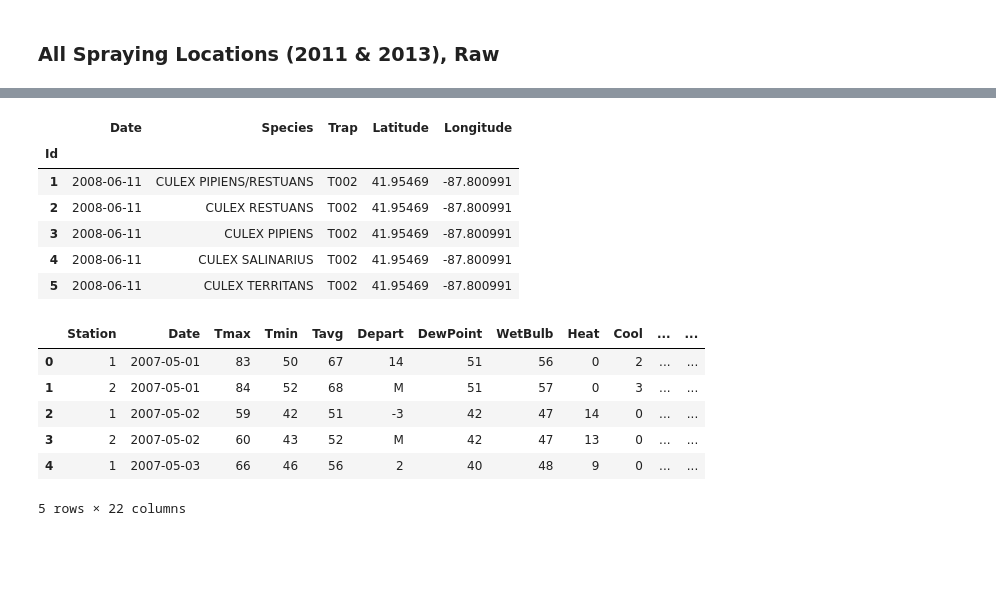
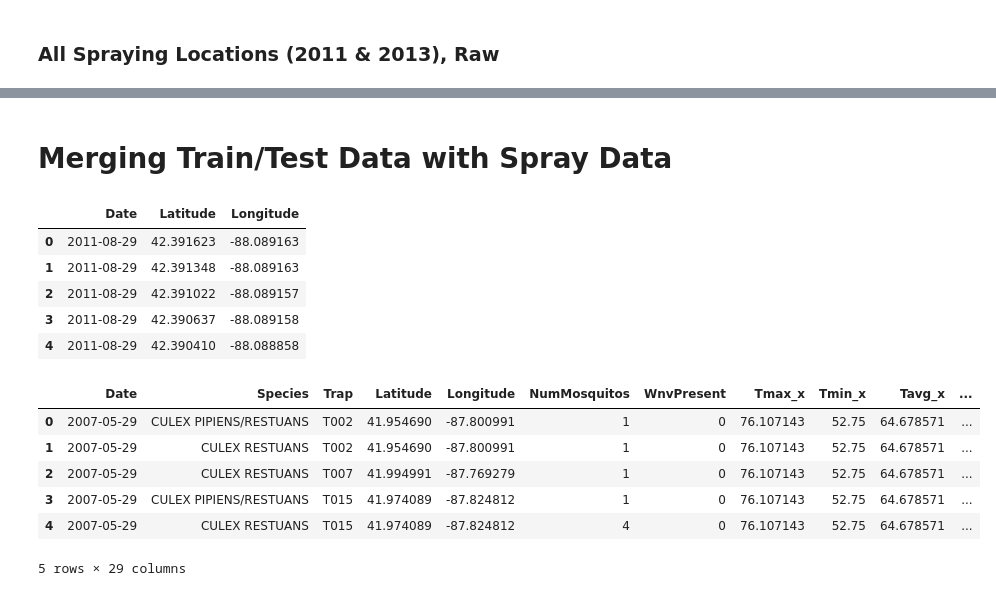
Before and after one commit to jrdenney/GA-West_Nile_Team_3, a Jupyter notebook: Data Cleaning and EDA.ipynb, the cells around one changed output, grey strips where cells are left out. Drawn from its saved outputs; the diff is of its cells as text; code cells hidden in the pictures; blank space fills up the shorter version.

Commit message:
Merging datasets together

```diff
--- a/Data Cleaning and EDA.ipynb
+++ b/Data Cleaning and EDA.ipynb
@@ -335,0 +341,11 @@ masterspray.save('Master Spray.html')
+# %%
+train = train.merge(day_light_hours, on='Date')
+test = test.merge(day_light_hours, on='Date')
+# %%
+two_week_rolling_average = weather_consolidated.rolling(window=14, min_periods=1).mean().reset_index()
+# one_week_rolling_average = weather_consolidated.rolling(window=7, min_periods=1).mean().reset_index()
+# %%
+train = train.merge(two_week_rolling_average, on='Date')
+test = train.merge(two_week_rolling_average, on='Date')
+# train = train.merge(one_week_rolling_average, on='Date', suffixes = ('_2wks','_1wk'))
+# test = train.merge(one_week_rolling_average, on='Date', suffixes = ('_2wks','_1wk'))
@@ -336,20 +354,26 @@ masterspray.save('Master Spray.html')
+# %%
+train['HoursSunlight'] = train['Sunset'] - train['Sunrise']
+test['HoursSunlight'] = test['Sunset'] - test['Sunrise']
+train.drop(['Sunrise', 'Sunset'], axis=1, inplace=True)
+test.drop(['Sunrise', 'Sunset'], axis=1, inplace=True)
+# %% [markdown]
+# Merging Train/Test Data with Spray Data
 # %%
-test.head()
+spray.head()
 # %% [output]
-|  | Date | Species | Trap | Latitude | Longitude |
-| Id |  |  |  |  |  |
-| 1 | 2008-06-11 | CULEX PIPIENS/RESTUANS | T002 | 41.95469 | -87.800991 |
-| 2 | 2008-06-11 | CULEX RESTUANS | T002 | 41.95469 | -87.800991 |
-| 3 | 2008-06-11 | CULEX PIPIENS | T002 | 41.95469 | -87.800991 |
-| 4 | 2008-06-11 | CULEX SALINARIUS | T002 | 41.95469 | -87.800991 |
-| 5 | 2008-06-11 | CULEX TERRITANS | T002 | 41.95469 | -87.800991 |
+|  | Date | Latitude | Longitude |
+| 0 | 2011-08-29 | 42.391623 | -88.089163 |
+| 1 | 2011-08-29 | 42.391348 | -88.089163 |
+| 2 | 2011-08-29 | 42.391022 | -88.089157 |
+| 3 | 2011-08-29 | 42.390637 | -88.089158 |
+| 4 | 2011-08-29 | 42.390410 | -88.088858 |
 # %%
-weather.head()
+train.head()
 # %% [output]
-|  | Station | Date | Tmax | Tmin | Tavg | Depart | DewPoint | WetBulb | Heat | Cool | ... | ... |
-| 0 | 1 | 2007-05-01 | 83 | 50 | 67 | 14 | 51 | 56 | 0 | 2 | ... | ... |
-| 1 | 2 | 2007-05-01 | 84 | 52 | 68 | M | 51 | 57 | 0 | 3 | ... | ... |
-| 2 | 1 | 2007-05-02 | 59 | 42 | 51 | -3 | 42 | 47 | 14 | 0 | ... | ... |
-| 3 | 2 | 2007-05-02 | 60 | 43 | 52 | M | 42 | 47 | 13 | 0 | ... | ... |
-| 4 | 1 | 2007-05-03 | 66 | 46 | 56 | 2 | 40 | 48 | 9 | 0 | ... | ... |
+|  | Date | Species | Trap | Latitude | Longitude | NumMosquitos | WnvPresent | Tmax_x | Tmin_x | Tavg_x | ... |
+| 0 | 2007-05-29 | CULEX PIPIENS/RESTUANS | T002 | 41.954690 | -87.800991 | 1 | 0 | 76.107143 | 52.75 | 64.678571 | ... |
+| 1 | 2007-05-29 | CULEX RESTUANS | T002 | 41.954690 | -87.800991 | 1 | 0 | 76.107143 | 52.75 | 64.678571 | ... |
+| 2 | 2007-05-29 | CULEX RESTUANS | T007 | 41.994991 | -87.769279 | 1 | 0 | 76.107143 | 52.75 | 64.678571 | ... |
+| 3 | 2007-05-29 | CULEX PIPIENS/RESTUANS | T015 | 41.974089 | -87.824812 | 1 | 0 | 76.107143 | 52.75 | 64.678571 | ... |
+| 4 | 2007-05-29 | CULEX RESTUANS | T015 | 41.974089 | -87.824812 | 4 | 0 | 76.107143 | 52.75 | 64.678571 | ... |
-5 rows × 22 columns
+5 rows × 29 columns
```
Also changed, not shown: parts of 19 cells of this notebook, 4 other files.
